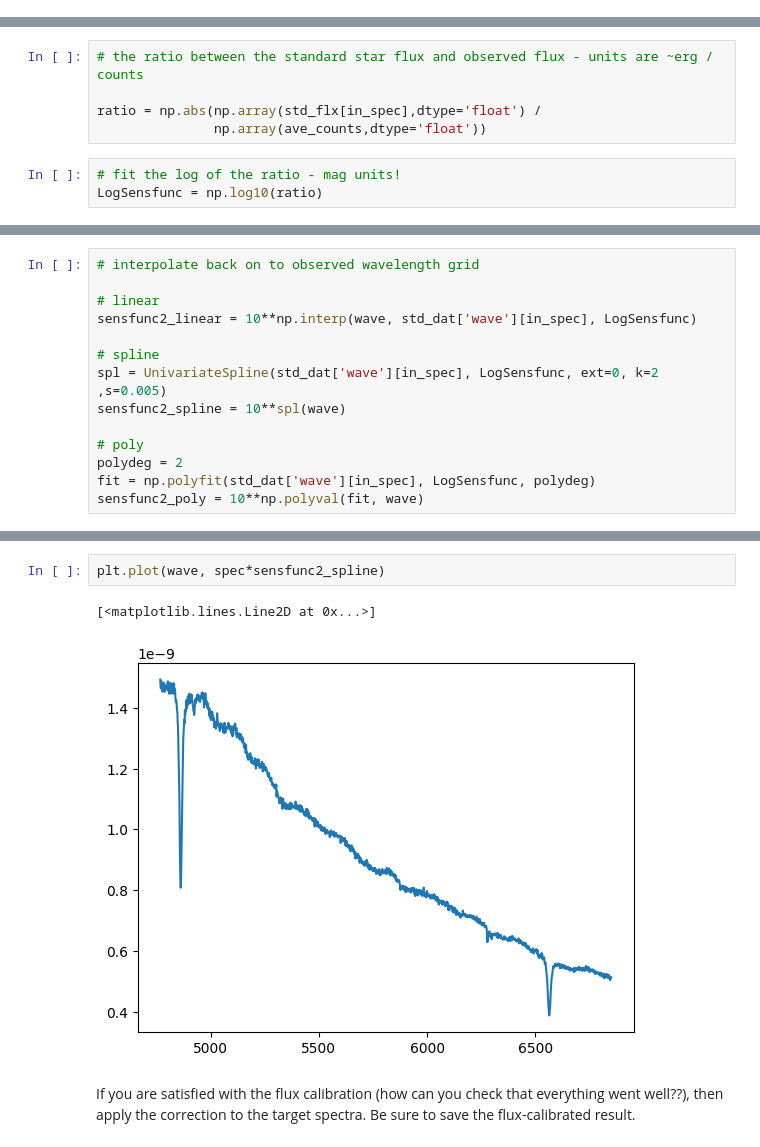
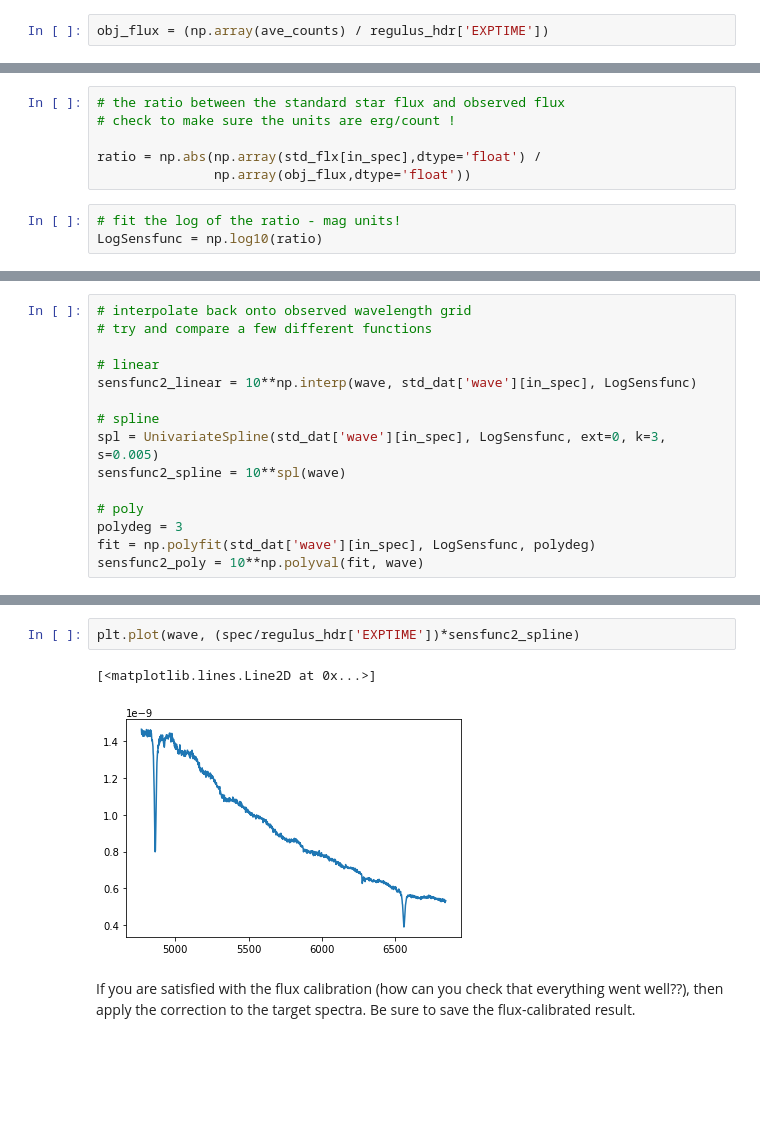
Before and after one commit to megan-the-astronomer/ASTR230, a Jupyter notebook: spectroscopy/step6_spectroscopy_flux_cal.ipynb, the cells around one changed output, grey strips where cells are left out. Drawn from its saved outputs; the diff is of its cells as text; blank space fills up the shorter version.

```diff
--- a/spectroscopy/step6_spectroscopy_flux_cal.ipynb
+++ b/spectroscopy/step6_spectroscopy_flux_cal.ipynb
@@ -161,0 +156,2 @@ plt.plot(std_dat['wave'][in_spec], ave_counts, 'o')
+# %%
+obj_flux = (np.array(ave_counts) / regulus_hdr['EXPTIME'])
@@ -162,8 +165,9 @@ plt.plot(std_dat['wave'][in_spec], ave_counts, 'o')
 # %%
-# the ratio between the standard star flux and observed flux - units are ~erg / counts
+# the ratio between the standard star flux and observed flux
+# check to make sure the units are erg/count !
 
 ratio = np.abs(np.array(std_flx[in_spec],dtype='float') /
-               np.array(ave_counts,dtype='float'))
+               np.array(obj_flux,dtype='float'))
 # %%
 # fit the log of the ratio - mag units!
 LogSensfunc = np.log10(ratio)
@@ -177,15 +180,16 @@ plt.ylim(-13,-13.5)
 # %%
-# interpolate back on to observed wavelength grid
+# interpolate back onto observed wavelength grid
+# try and compare a few different functions
 
 # linear
 sensfunc2_linear = 10**np.interp(wave, std_dat['wave'][in_spec], LogSensfunc)
 
 # spline
-spl = UnivariateSpline(std_dat['wave'][in_spec], LogSensfunc, ext=0, k=2 ,s=0.005)
+spl = UnivariateSpline(std_dat['wave'][in_spec], LogSensfunc, ext=0, k=3, s=0.005)
 sensfunc2_spline = 10**spl(wave)
 
 # poly
-polydeg = 2
+polydeg = 3
 fit = np.polyfit(std_dat['wave'][in_spec], LogSensfunc, polydeg)
 sensfunc2_poly = 10**np.polyval(fit, wave)
 # %%
@@ -199,7 +203,7 @@ plt.legend(['linear', 'spline', 'poly'])
 # %%
-plt.plot(wave, spec*sensfunc2_spline)
+plt.plot(wave, (spec/regulus_hdr['EXPTIME'])*sensfunc2_spline)
 # %% [output]
 [<matplotlib.lines.Line2D at 0x...>]
-[figure, old version]
+[figure, new version]
 # %% [markdown]
 If you are satisfied with the flux calibration (how can you check that everything went well??), then apply the correction to the target spectra. Be sure to save the flux-calibrated result.
```
Also changed, not shown: parts of 7 cells of this notebook.
